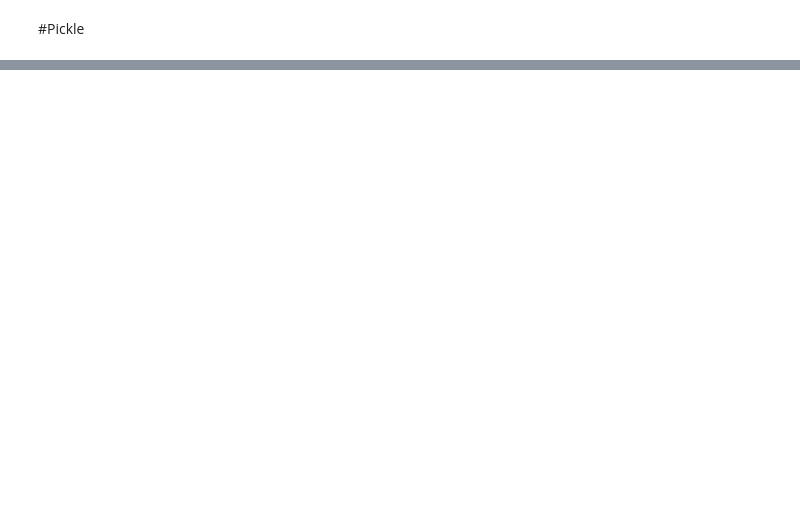
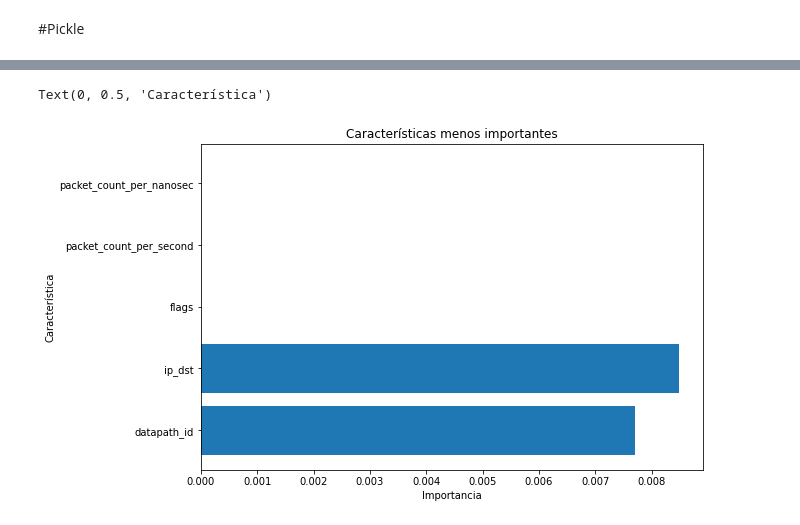
Before and after one commit to IvoMatus/Tesis_SDN, a Jupyter notebook: Entrenamientos/Entrenamientos_colab.ipynb, the cells around one changed output, grey strips where cells are left out. Drawn from its saved outputs; the diff is of its cells as text; code cells hidden in the pictures; blank space fills up the shorter version.

```diff
--- a/Entrenamientos/Entrenamientos_colab.ipynb
+++ b/Entrenamientos/Entrenamientos_colab.ipynb
@@ -600,0 +639,25 @@ pickle.dump(flow_model, open(filename, 'wb'))
+# %%
+from sklearn.ensemble import RandomForestClassifier
+
+X_flow_train, X_flow_test, y_flow_train, y_flow_test = train_test_split(X_flow, y_flow,
+                                                                            test_size=0.2)
+classifier = RandomForestClassifier(n_estimators=100, criterion='gini', random_state=0)
+flow_model = classifier.fit(X_flow_train, y_flow_train)
+y_flow_pred = flow_model.predict(X_flow_test)
+cm = confusion_matrix(y_flow_test, y_flow_pred)
+
+sns.heatmap(cm, annot=True,
+            cmap='Blues', fmt='d')
+plt.show()
+
+acc = accuracy_score(y_flow_test, y_flow_pred)
+
+print("success accuracy = {0:.2f} %".format(acc*100))
+fail = 1.0 - acc
+print("fail accuracy = {0:.2f} %".format(fail*100))
+print("------------------------------------------------------------------------------")
+print(" ")
+print('Classification Report')
+target_names = list(['BENIGNO','MALIGNO'])
+print('')
+print(classification_report(y_flow_test, y_flow_pred, target_names=target_names))
@@ -600,0 +680,14 @@ pickle.dump(flow_model, open(filename, 'wb'))
+# %%
+X = dataset.drop(["label"],axis=1)
+# %%
+#Los menos importantes:
+feat_importances = pd.Series(flow_model.feature_importances_, index=X.columns) < 0.01
+figsize = plt.subplots(figsize = (9, 6))
+plt.barh(range(sum(feat_importances)), flow_model.feature_importances_[feat_importances], align = 'center')
+plt.yticks(np.arange(sum(feat_importances)), X.columns[feat_importances])
+plt.title("Características menos importantes")
+plt.xlabel("Importancia")
+plt.ylabel("Característica")
+# %% [output]
+Text(0, 0.5, 'Característica')
+[figure, added]
```
Also changed, not shown: parts of 22 cells of this notebook, 1 other file.
